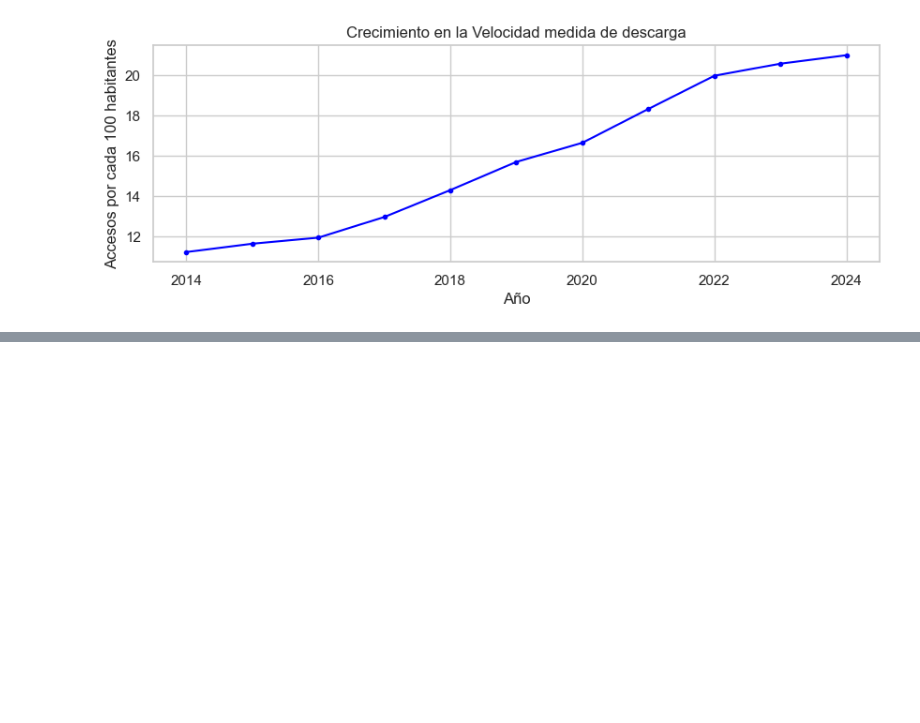
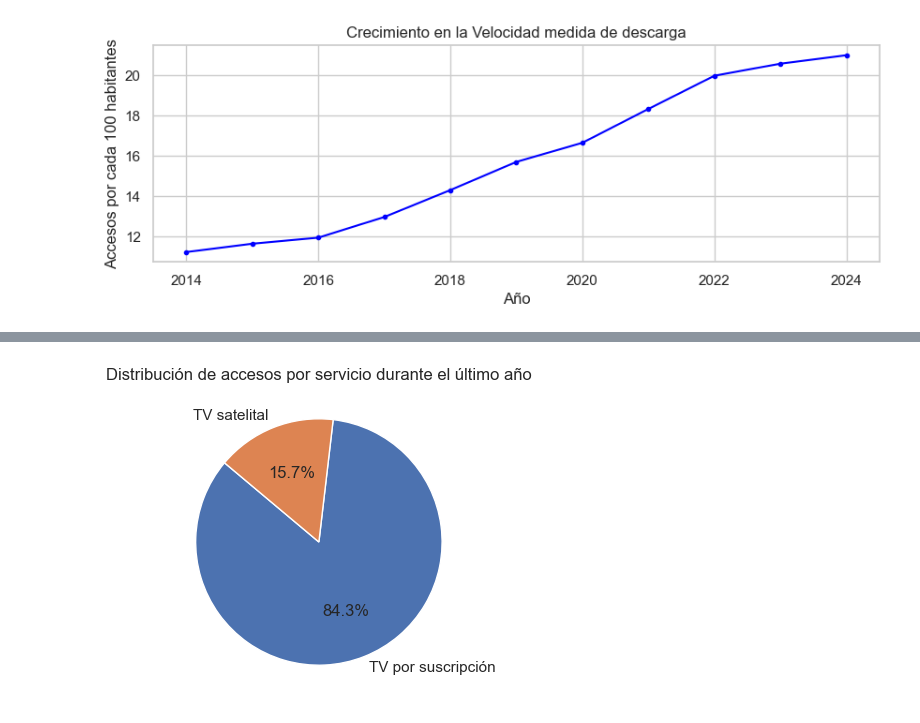
Before and after one commit to DedesF/Proyecto_2, a Jupyter notebook: Analisis/EDA.ipynb, the cells around one changed output, grey strips where cells are left out. Saved outputs shown, nothing was run; the diff lists cells and outputs as text; code cells hidden in the pictures; blank space fills up the shorter version.

```diff
--- a/Analisis/EDA.ipynb
+++ b/Analisis/EDA.ipynb
@@ -7,6 +7,8 @@ import seaborn as sns
 # %%
 df_int_tfij = pd.read_excel('C:/Python/Data Science/Proyecto_2/Datasets/int_tfij.xlsx')
 df_tmov_tfij = pd.read_excel('C:/Python/Data Science/Proyecto_2/Datasets/tmov_tfij.xlsx')
+df_tv_penprov = pd.read_excel('C:/Python/Data Science/Proyecto_2/Datasets/Television.xlsx', sheet_name='Penetracion_prov_TV')
+df_tv_acctot = pd.read_excel('C:/Python/Data Science/Proyecto_2/Datasets/Television.xlsx', sheet_name='Accesos_totales_TV')
 # %%
 df_int_tfij.head()
 # %% [output]
@@ -237,0 +212,15 @@ plt.show()
+# %%
+df_tv_acctot_grouped = df_tv_acctot.groupby('Año')[['Accesos TV por suscripción', 'Accesos TV satelital']].mean()
+# %%
+ufilaaa = df_tv_acctot_grouped.iloc[-1] # Selecciona el último año (o cualquier fila específica)
+#Determino las columnas a graficar
+columnas = ['Accesos TV por suscripción', 'Accesos TV satelital']
+seleccion = ufilaaa[columnas]
+etiquetas = ['TV por suscripción', 'TV satelital']
+# Utilizamos el gráfico tipo torta
+plt.figure(figsize=(4, 4))
+plt.pie(seleccion, labels=etiquetas, autopct='%1.1f%%', startangle=140)
+plt.title('Distribución de accesos por servicio durante el último año')
+plt.show()
+# %% [output]
+[figure, added]
```
Also changed, not shown: parts of 26 cells of this notebook.
